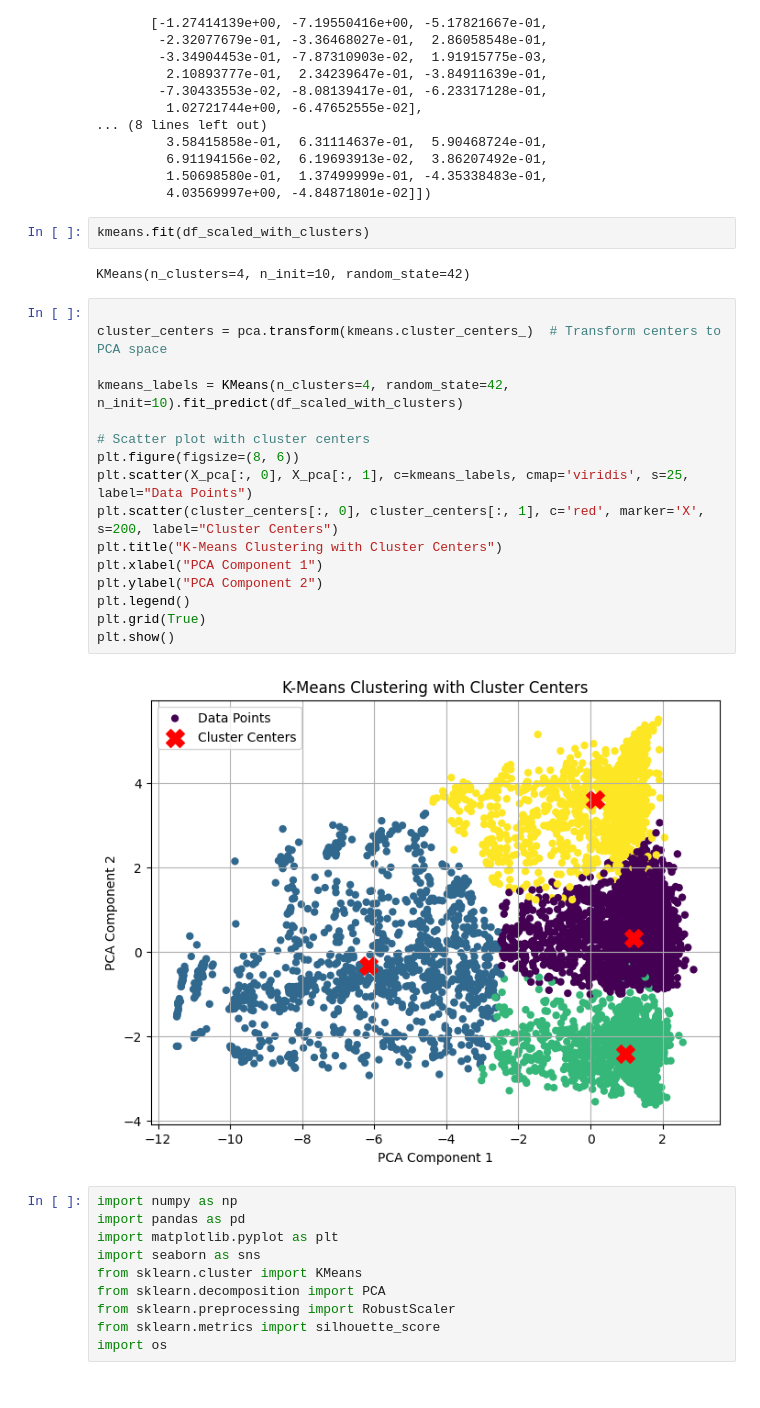
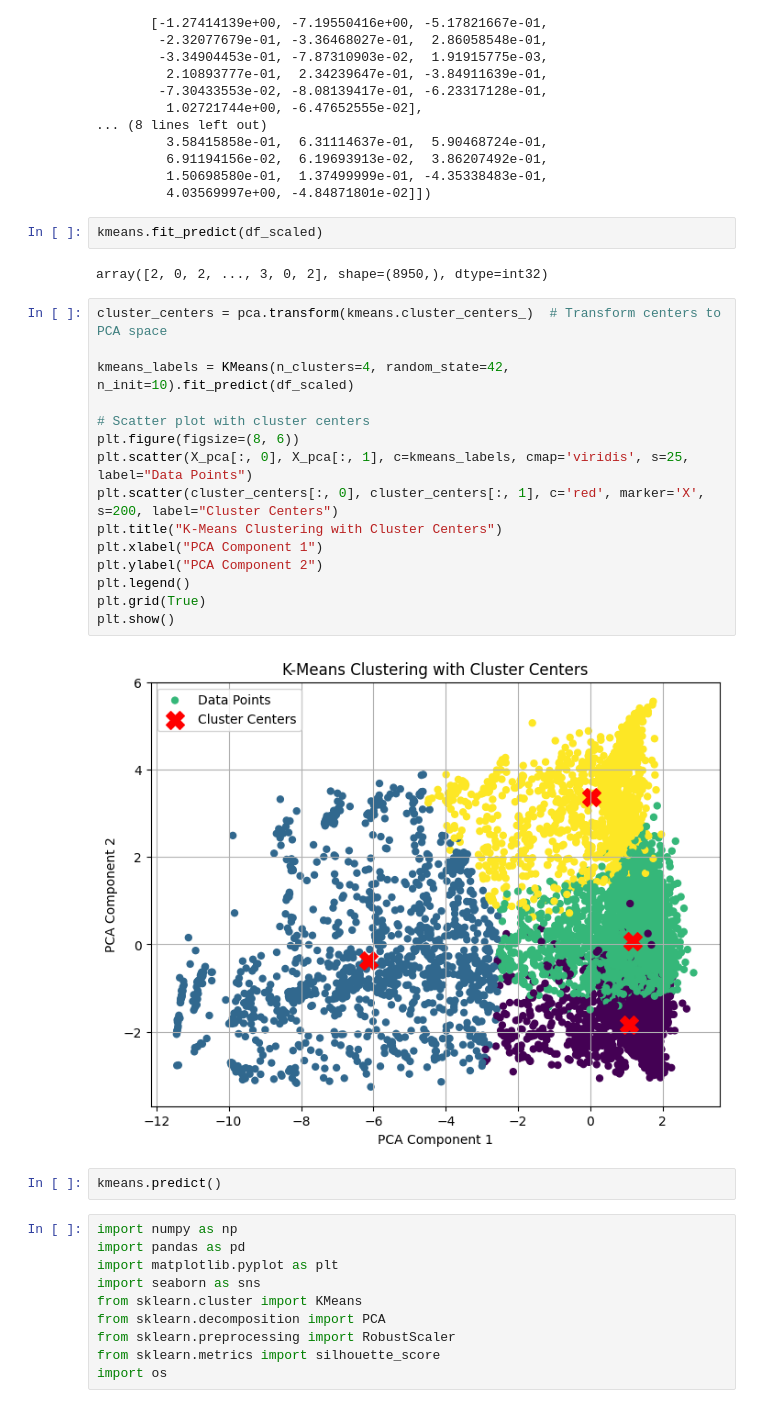
Before and after one commit to zeyad-mohvme-d/Machine-Learning, a Jupyter notebook: Notebook/Customer.ipynb, the cells around one changed output. Drawn from its saved outputs; the diff is of its cells as text.

```diff
--- a/Notebook/Customer.ipynb
+++ b/Notebook/Customer.ipynb
@@ -285,27 +283,28 @@ array([[ 2.44166957e-01, -3.18093235e-01, -1.41771033e+00,
          1.50698580e-01,  1.37499999e-01, -4.35338483e-01,
          4.03569997e+00, -4.84871801e-02]])
 # %%
-kmeans.fit(df_scaled_with_clusters)
+kmeans.fit_predict(df_scaled)
 # %% [output]
-KMeans(n_clusters=4, n_init=10, random_state=42)
+array([2, 0, 2, ..., 3, 0, 2], shape=(8950,), dtype=int32)
 # %%
-
 cluster_centers = pca.transform(kmeans.cluster_centers_)  # Transform centers to PCA space
 
-kmeans_labels = KMeans(n_clusters=4, random_state=42, n_init=10).fit_predict(df_scaled_with_clusters)
+kmeans_labels = KMeans(n_clusters=4, random_state=42, n_init=10).fit_predict(df_scaled)
 
 # Scatter plot with cluster centers
 plt.figure(figsize=(8, 6))
 plt.scatter(X_pca[:, 0], X_pca[:, 1], c=kmeans_labels, cmap='viridis', s=25, label="Data Points")
 plt.scatter(cluster_centers[:, 0], cluster_centers[:, 1], c='red', marker='X', s=200, label="Cluster Centers")
 plt.title("K-Means Clustering with Cluster Centers")
 plt.xlabel("PCA Component 1")
 plt.ylabel("PCA Component 2")
 plt.legend()
 plt.grid(True)
 plt.show()
 # %% [output]
-[figure, old version]
+[figure, new version]
+# %%
+kmeans.predict()
 # %%
 import numpy as np
 import pandas as pd
```
Also changed, not shown: parts of 2 cells of this notebook.
